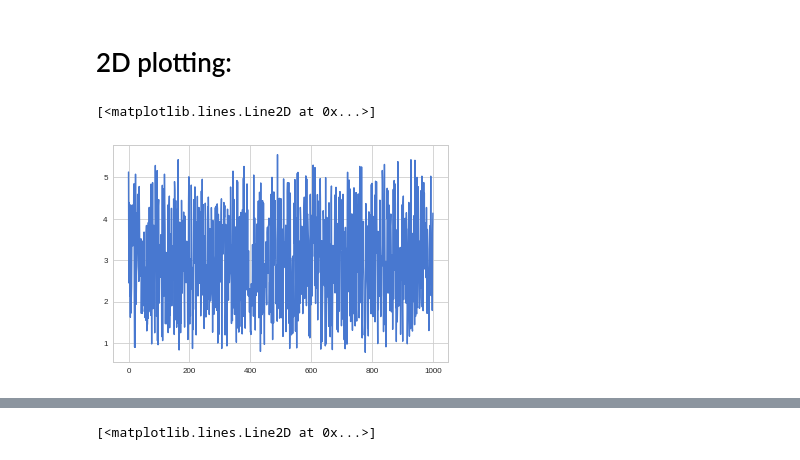
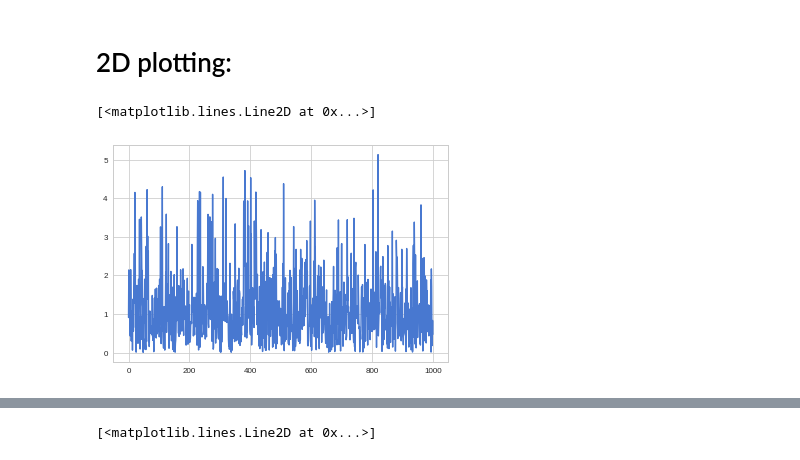
Before and after one commit to ctorney/abc-graph-nets, a Jupyter notebook: zonal_violins_2d_4d.ipynb, the cells around one changed output, grey strips where cells are left out. Drawn from its saved outputs; the diff is of its cells as text; code cells hidden in the pictures.

```diff
--- a/zonal_violins_2d_4d.ipynb
+++ b/zonal_violins_2d_4d.ipynb
@@ -99,7 +99,7 @@ for data_rep in range(num_reps):
     samples_mss[:,:,data_rep,dis] = np.load('../content/abc-graph-nets/inference_2d/2d_multi_ss/SR_rep_' + str(data_rep) + '_DI_' + str(dis) + '.npy') #sum stats and normal GPABC
     samples_mrc[:,:,data_rep,dis] = np.load('../content/abc-graph-nets/inference_2d/2d_multi_rc/SR_rep_' + str(data_rep) + '_DI_' + str(dis) + '.npy') #linear regression sum stats
 # %%
-plt.plot(samples_mrc[:,0,0,0])
+plt.plot(samples_gnn[:,0,0,0])
 # %% [output]
 [<matplotlib.lines.Line2D at 0x...>]
-[figure, old version]
+[figure, new version]
```
Also changed, not shown: parts of 11 cells of this notebook.
